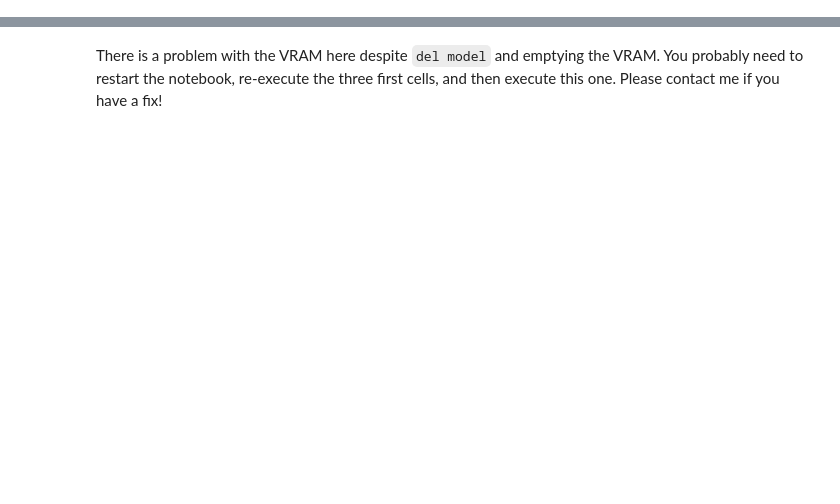
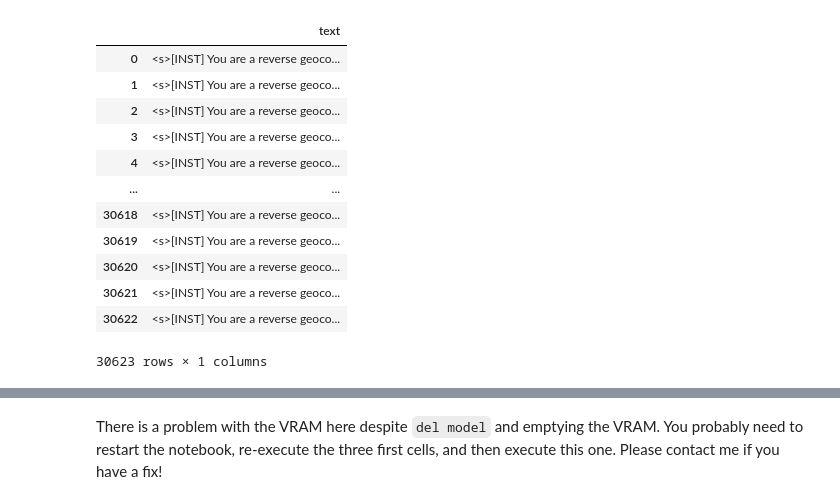
Before and after one commit to lragnarsson/woher, a Jupyter notebook: gen2/llama2_fine_tune.ipynb, the cells around one changed output, grey strips where cells are left out. Saved outputs shown, nothing was run; the diff lists cells and outputs as text; code cells hidden in the pictures; blank space fills up the shorter version.

```diff
--- a/gen2/llama2_fine_tune.ipynb
+++ b/gen2/llama2_fine_tune.ipynb
@@ -132,0 +159,16 @@ device_map = {"": 0}
+# %%
+df
+# %% [output]
+|  | text |
+| 0 | <s>[INST] You are a reverse geoco... |
+| 1 | <s>[INST] You are a reverse geoco... |
+| 2 | <s>[INST] You are a reverse geoco... |
+| 3 | <s>[INST] You are a reverse geoco... |
+| 4 | <s>[INST] You are a reverse geoco... |
+| ... | ... |
+| 30618 | <s>[INST] You are a reverse geoco... |
+| 30619 | <s>[INST] You are a reverse geoco... |
+| 30620 | <s>[INST] You are a reverse geoco... |
+| 30621 | <s>[INST] You are a reverse geoco... |
+| 30622 | <s>[INST] You are a reverse geoco... |
+30623 rows × 1 columns
```
Also changed, not shown: parts of 21 cells of this notebook.
